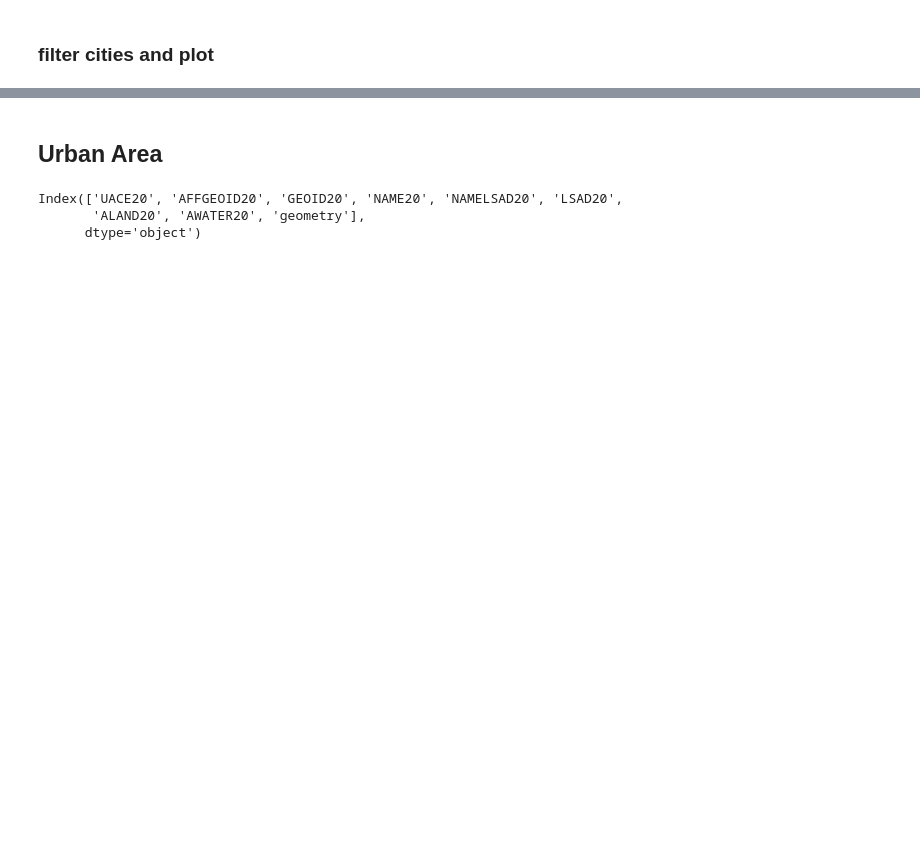
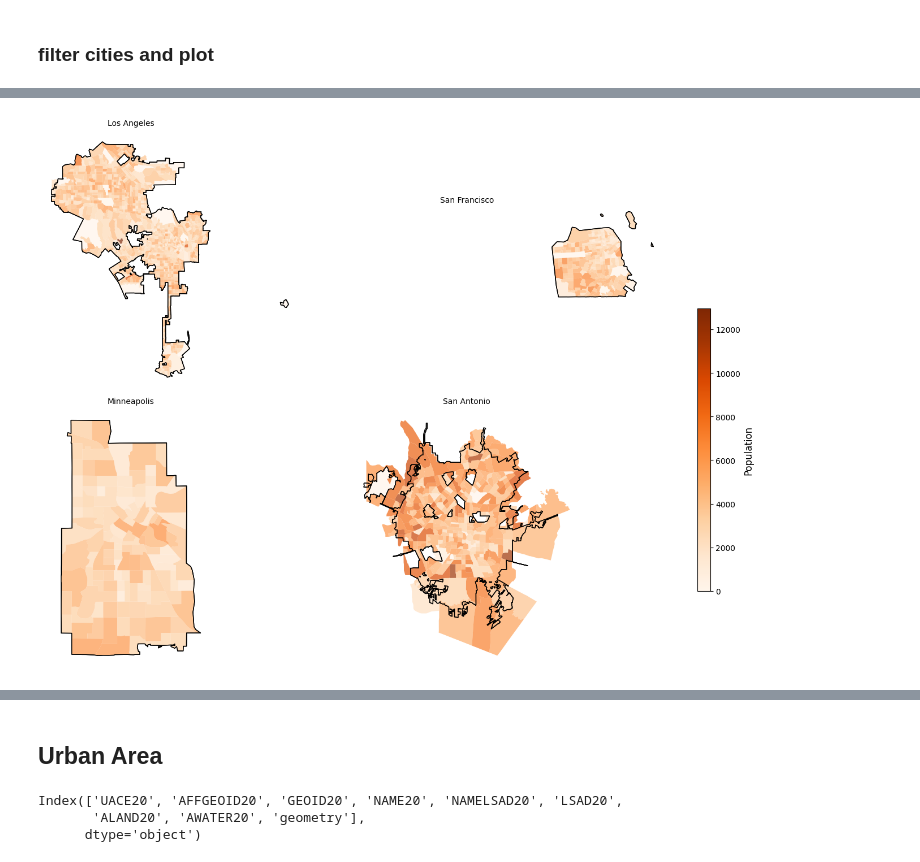
Before and after one commit to natcap/invest-mental-health, a Jupyter notebook: code/00a-aoi-urban-area.ipynb, the cells around one changed output, grey strips where cells are left out. Cells and saved outputs as stored; diff of their text form; code cells hidden in the pictures; blank space fills up the shorter version.

```diff
--- a/code/00a-aoi-urban-area.ipynb
+++ b/code/00a-aoi-urban-area.ipynb
@@ -155,0 +767,93 @@ plt.show()
+# %%
+# Filter cities
+cities = ["San Francisco", "San Antonio", "Los Angeles", "Minneapolis"]
+cities_GEOID = ['0667000', '4865000', '0644000', '2743000']
+
+city_name_column = 'NAME_PLACE'     # Adjust this if the column name is different in your DataFrame
+fill_value       = 'pop_tract'      # which column to use for filling the color scale
+
+# met_i = tract_place[tract_place[city_name_column].str.contains('|'.join(cities))]     # partial match
+# met_i = tract_place[tract_place[city_name_column].isin(cities)]                       # exact match
+met_i = tract_place[tract_place['GEOID_PLACE'].isin(cities_GEOID)]
+
+print(met_i.shape)
+print('\n\n met_i: \n', met_i.head())
+# # Save data for inspection
+# output_path = os.path.join(output_dir, "met_i_test.shp")
+# met_i.to_file(output_path)
+
+
+# Unique urban area names
+urban_names = met_i[city_name_column].unique()
+print(urban_names)
+n = len(urban_names)
+
+# 1. Calculate global min/max for the color scale
+vmin = met_i[fill_value].min()
+vmax = met_i[fill_value].max()
+
+
+# 2. Define layout
+# Define layout: adjust rows/cols based on n
+cols = 2
+rows = (n + cols - 1) // cols
+
+fig, axes = plt.subplots(rows, cols, figsize=(15, rows * 5))
+axes = axes.flatten()
+
+for i, name in enumerate(urban_names):
+    ax = axes[i]
+    subset = met_i[met_i[city_name_column] == name]
+
+    subset.plot(column=fill_value,
+                ax=ax,
+                cmap='Oranges',
+                vmin=vmin,            # Use global scale
+                vmax=vmax,
+                # edgecolor='gray',
+                # linewidth=0.1,
+                # legend=True,
+                legend=False,         # Hide individual legends
+                alpha=0.7)
+
+    place_data_filtered[
+        place_data_filtered[city_name_column] == name
+        ].boundary.plot(ax=ax, color='black', linewidth=1)
+
+    ax.set_title(f"{name}", fontsize=10)
+    ax.axis('off')
+
+# Turn off any unused subplots
+for j in range(i + 1, len(axes)):
+    axes[j].axis('off')
+
+
+## (1) simple layout ----------------------------
+# plt.tight_layout()
+
+
+## (2) Add a single shared colorbar -------------
+from mpl_toolkits.axes_grid1 import make_axes_locatable
+import matplotlib.cm as cm
+import matplotlib.colorbar as cb
+
+# Create colorbar axis
+fig.subplots_adjust(right=0.9)
+cax = fig.add_axes([0.92, 0.15, 0.015, 0.5])  # [left, bottom, width, height]
+
+# Create scalar mappable
+sm = cm.ScalarMappable(cmap='Oranges', norm=plt.Normalize(vmin=vmin, vmax=vmax))
+sm._A = []  # dummy array for colorbar
+cbar = fig.colorbar(sm, cax=cax)
+cbar.set_label('Population', fontsize=12)
+
+plt.tight_layout(rect=[0, 0, 0.9, 1])
+
+
+
+
+# 3. Save the figure
+f = os.path.join(dir_figure, "aoi_facets_place_2020.png")
+plt.savefig(f, dpi=300)
+plt.show()
+# %% [output]
@@ -155,0 +877 @@ plt.show()
+[figure, added]
```
Also changed, not shown: parts of 42 cells of this notebook.
